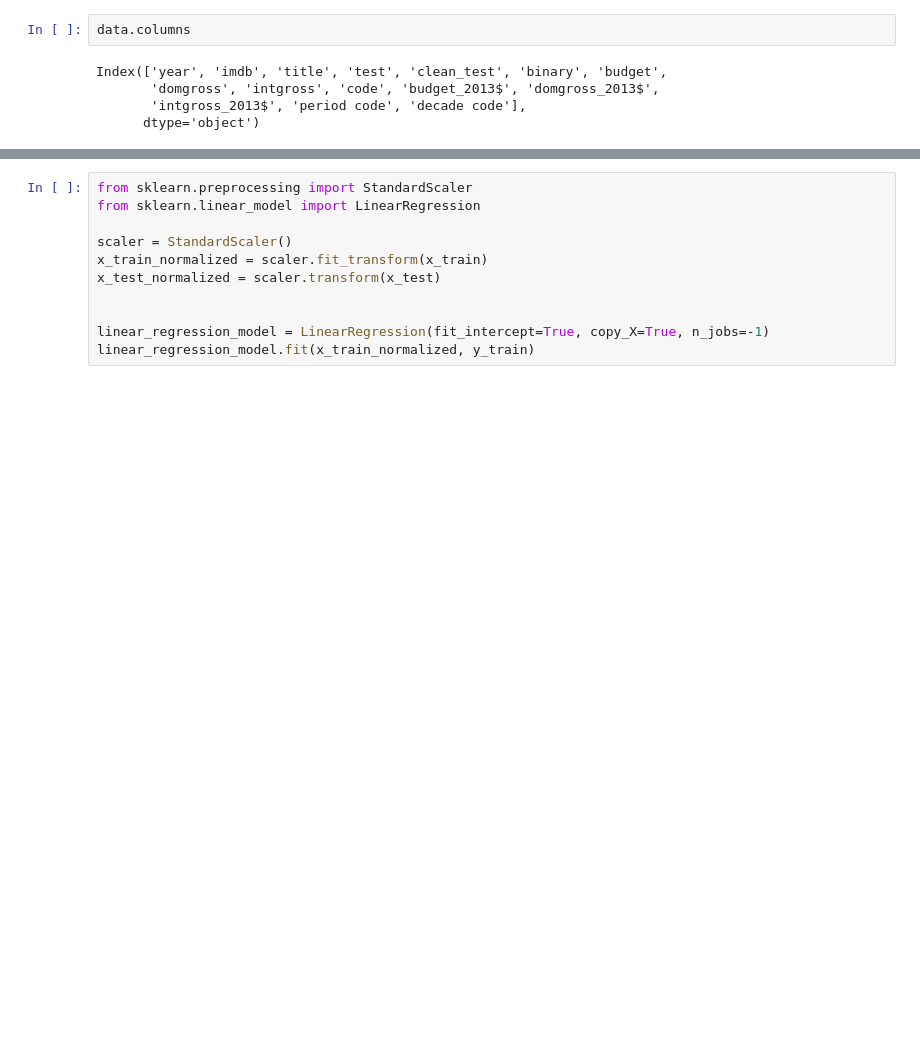
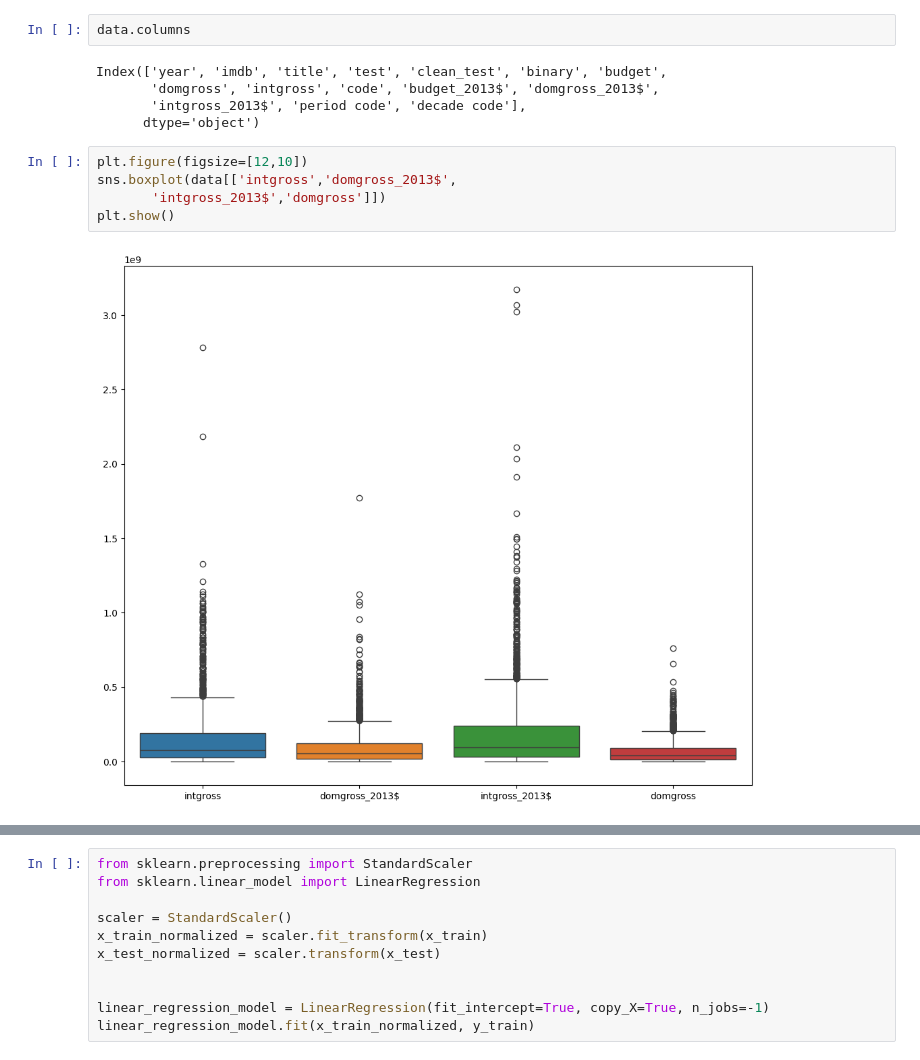
Before and after one commit to Mostafa-Mohamed-Atef/movies-data-science, a Jupyter notebook: Prediction.ipynb, the cells around one changed output, grey strips where cells are left out. Saved outputs shown, nothing was run; the diff lists cells and outputs as text; blank space fills up the shorter version.

```diff
--- a/Prediction.ipynb
+++ b/Prediction.ipynb
@@ -28,3 +28,10 @@ Index(['year', 'imdb', 'title', 'test', 'clean_test', 'binary', 'budget',
        'domgross', 'intgross', 'code', 'budget_2013$', 'domgross_2013$',
        'intgross_2013$', 'period code', 'decade code'],
       dtype='object')
+# %%
+plt.figure(figsize=[12,10])
+sns.boxplot(data[['intgross','domgross_2013$',
+       'intgross_2013$','domgross']])
+plt.show()
+# %% [output]
+[figure, added]
```
Also changed, not shown: parts of 10 cells of this notebook.
